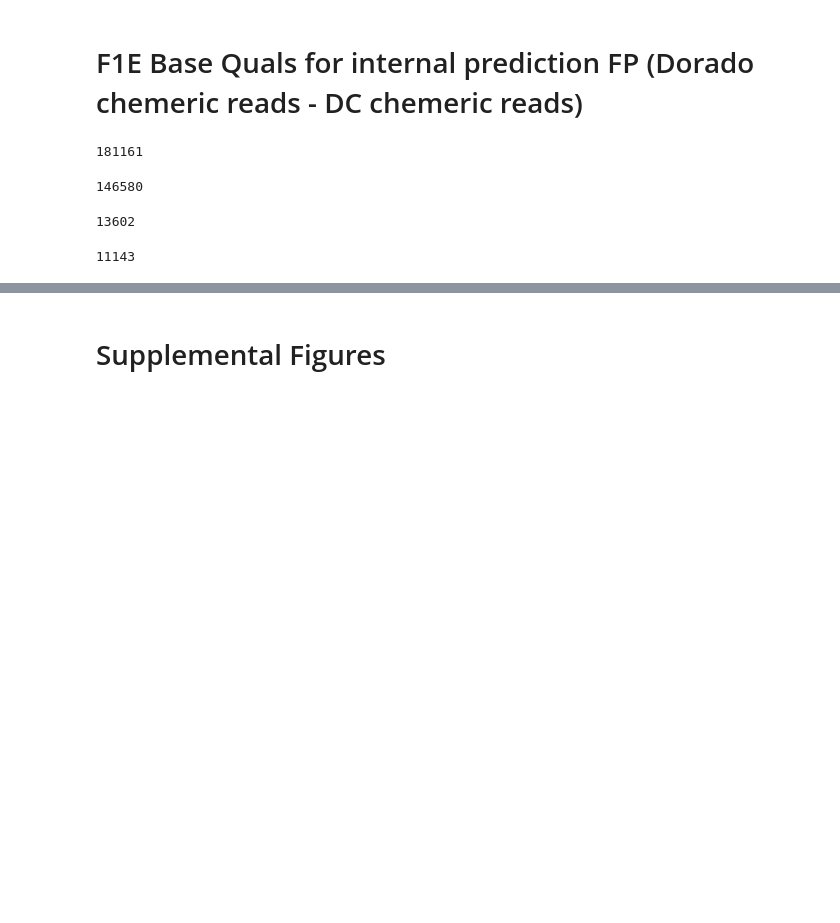
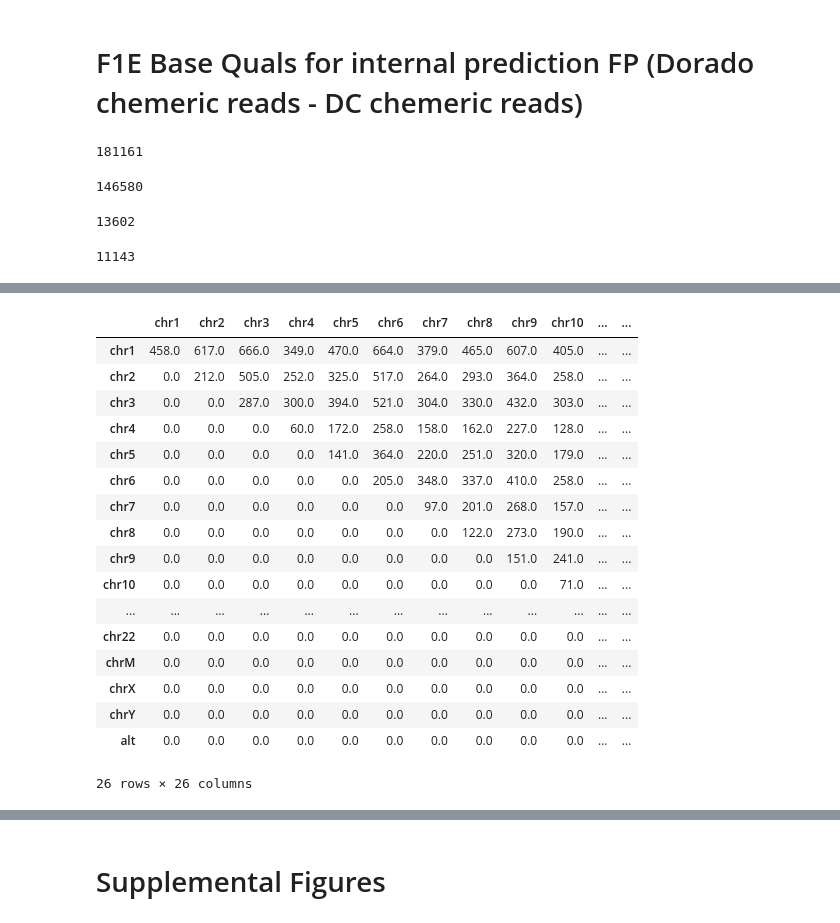
Before and after one commit to cauliyang/deepchopper-paper, a Jupyter notebook: figures/figures.ipynb, the cells around one changed output, grey strips where cells are left out. Saved outputs shown, nothing was run; the diff lists cells and outputs as text; code cells hidden in the pictures; blank space fills up the shorter version.

```diff
--- a/figures/figures.ipynb
+++ b/figures/figures.ipynb
@@ -425,0 +643,21 @@ Text(0, 0.5, 'Density')
+# %%
+matrix_data
+# %% [output]
+|  | chr1 | chr2 | chr3 | chr4 | chr5 | chr6 | chr7 | chr8 | chr9 | chr10 | ... | ... |
+| chr1 | 458.0 | 617.0 | 666.0 | 349.0 | 470.0 | 664.0 | 379.0 | 465.0 | 607.0 | 405.0 | ... | ... |
+| chr2 | 0.0 | 212.0 | 505.0 | 252.0 | 325.0 | 517.0 | 264.0 | 293.0 | 364.0 | 258.0 | ... | ... |
+| chr3 | 0.0 | 0.0 | 287.0 | 300.0 | 394.0 | 521.0 | 304.0 | 330.0 | 432.0 | 303.0 | ... | ... |
+| chr4 | 0.0 | 0.0 | 0.0 | 60.0 | 172.0 | 258.0 | 158.0 | 162.0 | 227.0 | 128.0 | ... | ... |
+| chr5 | 0.0 | 0.0 | 0.0 | 0.0 | 141.0 | 364.0 | 220.0 | 251.0 | 320.0 | 179.0 | ... | ... |
+| chr6 | 0.0 | 0.0 | 0.0 | 0.0 | 0.0 | 205.0 | 348.0 | 337.0 | 410.0 | 258.0 | ... | ... |
+| chr7 | 0.0 | 0.0 | 0.0 | 0.0 | 0.0 | 0.0 | 97.0 | 201.0 | 268.0 | 157.0 | ... | ... |
+| chr8 | 0.0 | 0.0 | 0.0 | 0.0 | 0.0 | 0.0 | 0.0 | 122.0 | 273.0 | 190.0 | ... | ... |
+| chr9 | 0.0 | 0.0 | 0.0 | 0.0 | 0.0 | 0.0 | 0.0 | 0.0 | 151.0 | 241.0 | ... | ... |
+| chr10 | 0.0 | 0.0 | 0.0 | 0.0 | 0.0 | 0.0 | 0.0 | 0.0 | 0.0 | 71.0 | ... | ... |
+| ... | ... | ... | ... | ... | ... | ... | ... | ... | ... | ... | ... | ... |
+| chr22 | 0.0 | 0.0 | 0.0 | 0.0 | 0.0 | 0.0 | 0.0 | 0.0 | 0.0 | 0.0 | ... | ... |
+| chrM | 0.0 | 0.0 | 0.0 | 0.0 | 0.0 | 0.0 | 0.0 | 0.0 | 0.0 | 0.0 | ... | ... |
+| chrX | 0.0 | 0.0 | 0.0 | 0.0 | 0.0 | 0.0 | 0.0 | 0.0 | 0.0 | 0.0 | ... | ... |
+| chrY | 0.0 | 0.0 | 0.0 | 0.0 | 0.0 | 0.0 | 0.0 | 0.0 | 0.0 | 0.0 | ... | ... |
+| alt | 0.0 | 0.0 | 0.0 | 0.0 | 0.0 | 0.0 | 0.0 | 0.0 | 0.0 | 0.0 | ... | ... |
+26 rows × 26 columns
```
Also changed, not shown: parts of 38 cells of this notebook, 2 other files.
